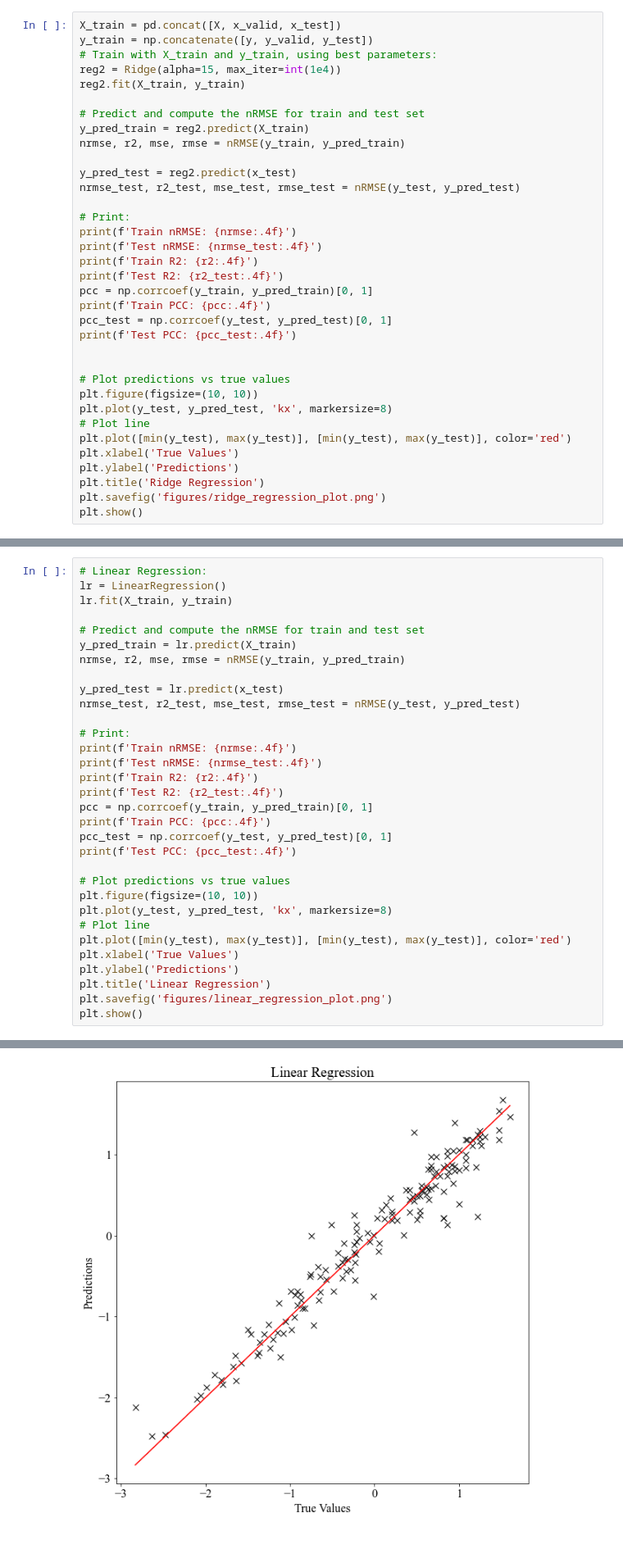
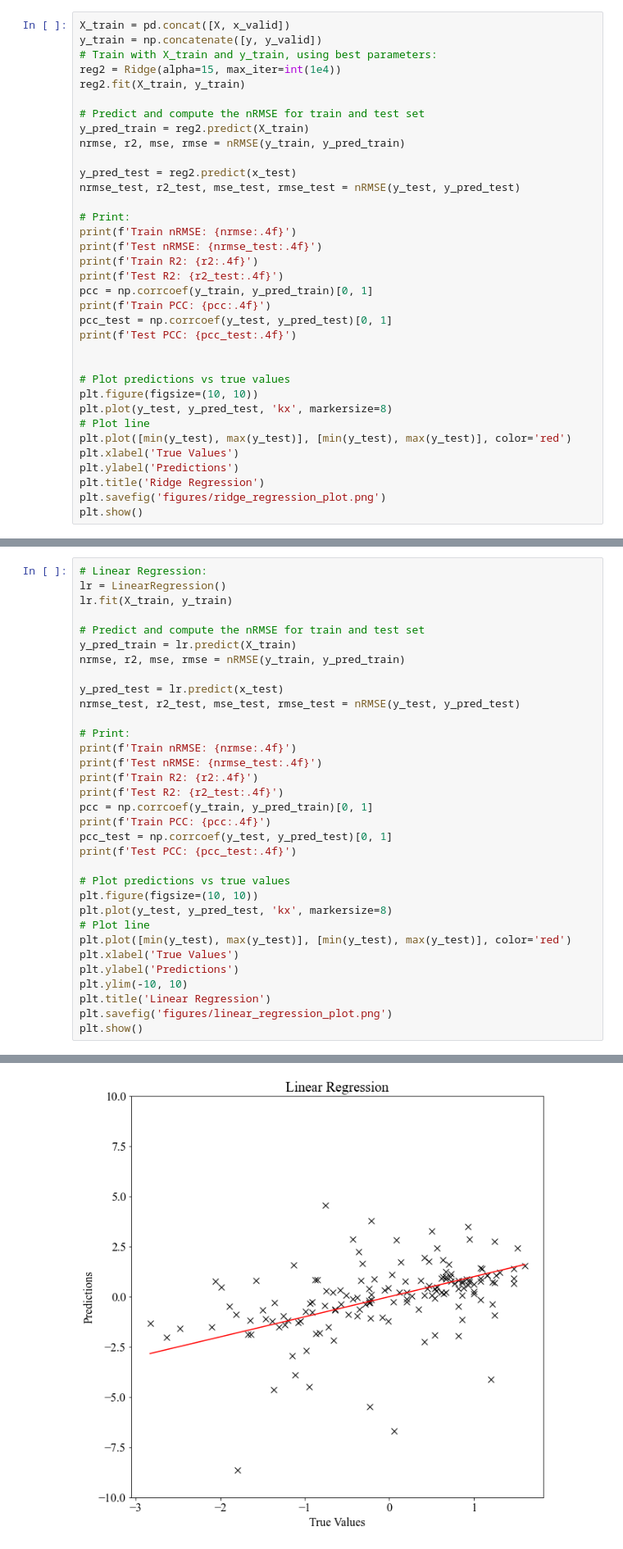
Before and after one commit to CesarAugusto14/QSAR_practice, a Jupyter notebook: initial_practicum.ipynb, the cells around one changed output, grey strips where cells are left out. Shown at 82% size. Saved outputs shown, nothing was run; the diff lists cells and outputs as text.

```diff
--- a/initial_practicum.ipynb
+++ b/initial_practicum.ipynb
@@ -208,6 +205,6 @@ FrozenTrial(number=31, values=[0.6867049811200541], datetime_start=datetime.date
 # %%
-X_train = pd.concat([X, x_valid, x_test])
-y_train = np.concatenate([y, y_valid, y_test])
+X_train = pd.concat([X, x_valid])
+y_train = np.concatenate([y, y_valid])
 # Train with X_train and y_train, using best parameters:
 reg2 = Ridge(alpha=15, max_iter=int(1e4))
 reg2.fit(X_train, y_train)
@@ -277,6 +274,7 @@ plt.plot(y_test, y_pred_test, 'kx', markersize=8)
 plt.plot([min(y_test), max(y_test)], [min(y_test), max(y_test)], color='red')
 plt.xlabel('True Values')
 plt.ylabel('Predictions')
+plt.ylim(-10, 10)
 plt.title('Linear Regression')
 plt.savefig('figures/linear_regression_plot.png')
 plt.show()
@@ -290 +288 @@ Test PCC: 0.9680
-[figure, old version]
+[figure, new version]
```
Also changed, not shown: parts of 8 cells of this notebook, 5 other files.
